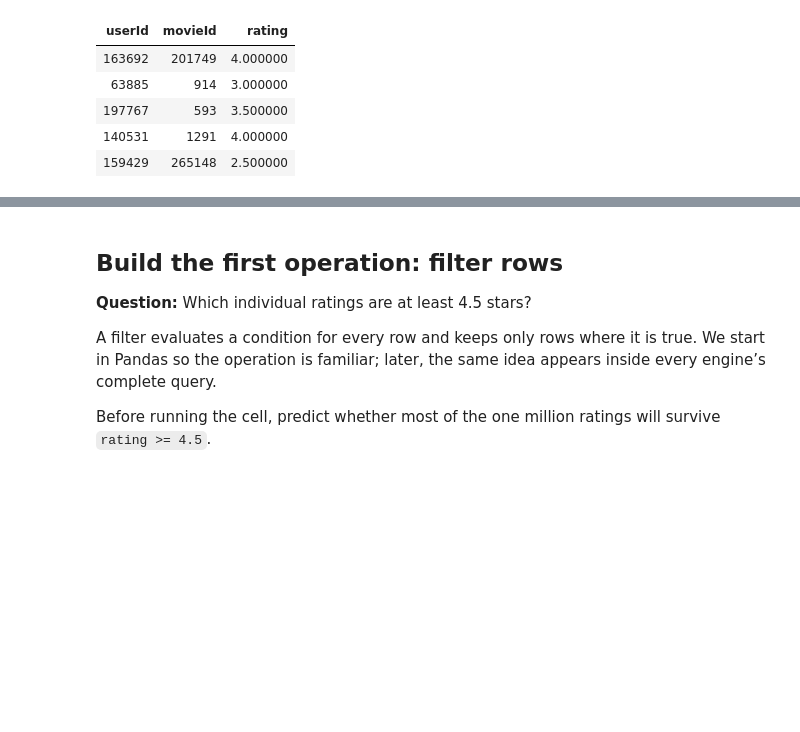
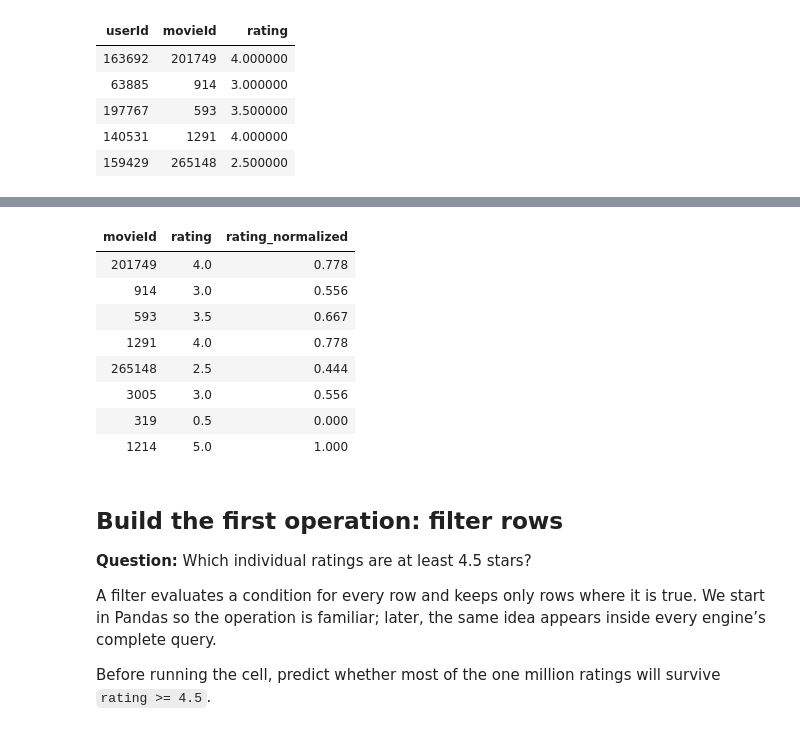
Before and after one commit to Kedar-V/data-processing-frameworks-demo, a Jupyter notebook: notebooks/movielens_dataframe_engines_simple.ipynb, the cells around one changed output, grey strips where cells are left out. Cells and saved outputs as stored; diff of their text form; code cells hidden in the pictures; blank space fills up the shorter version.

```diff
--- a/notebooks/movielens_dataframe_engines_simple.ipynb
+++ b/notebooks/movielens_dataframe_engines_simple.ipynb
@@ -110,3 +157,26 @@ display(ratings[["userId", "movieId", "rating"]].head(5).style.hide(axis="index"
+# %%
+RATING_MIN, RATING_MAX = 0.5, 5.0
+ratings_normalized = ratings.assign(
+    rating_normalized=(ratings["rating"] - RATING_MIN) / (RATING_MAX - RATING_MIN)
+)
+
+assert ratings_normalized["rating_normalized"].between(0, 1).all()
+display(
+    ratings_normalized[["movieId", "rating", "rating_normalized"]]
+    .head(8)
+    .style.format({"rating": "{:.1f}", "rating_normalized": "{:.3f}"})
+    .hide(axis="index")
+)
+# %% [output]
+| movieId | rating | rating_normalized |
+| 201749 | 4.0 | 0.778 |
+| 914 | 3.0 | 0.556 |
+| 593 | 3.5 | 0.667 |
+| 1291 | 4.0 | 0.778 |
+| 265148 | 2.5 | 0.444 |
+| 3005 | 3.0 | 0.556 |
+| 319 | 0.5 | 0.000 |
+| 1214 | 5.0 | 1.000 |
 # %% [markdown]
 ## Build the first operation: filter rows
 
```
Also changed, not shown: parts of 6 cells of this notebook.
